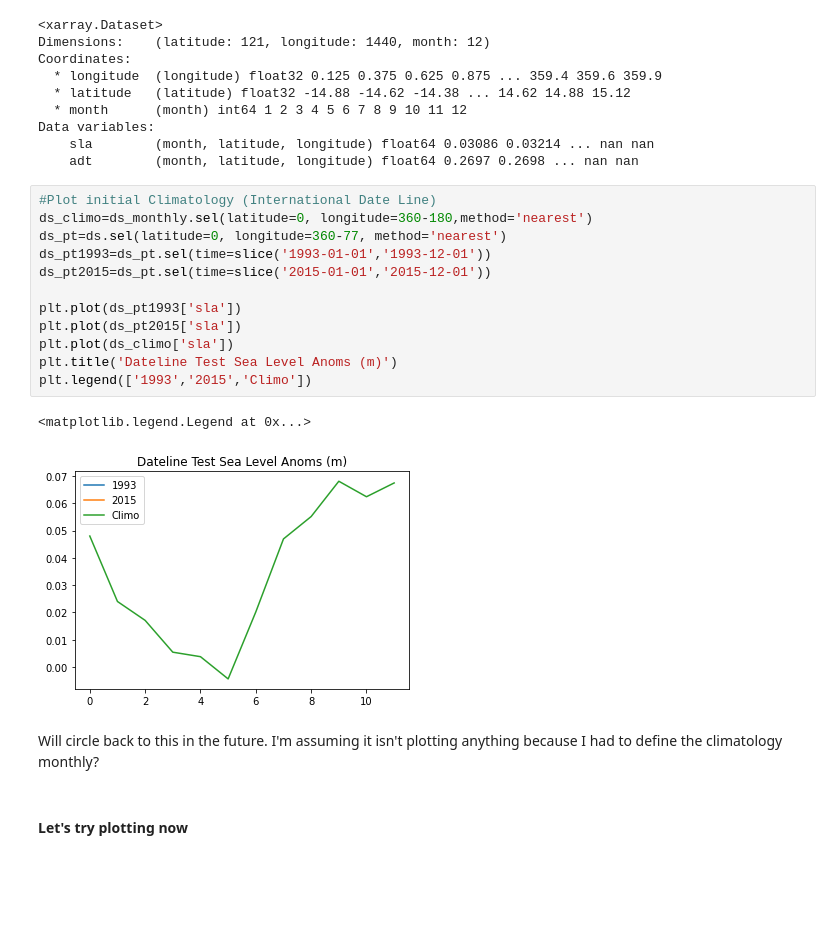
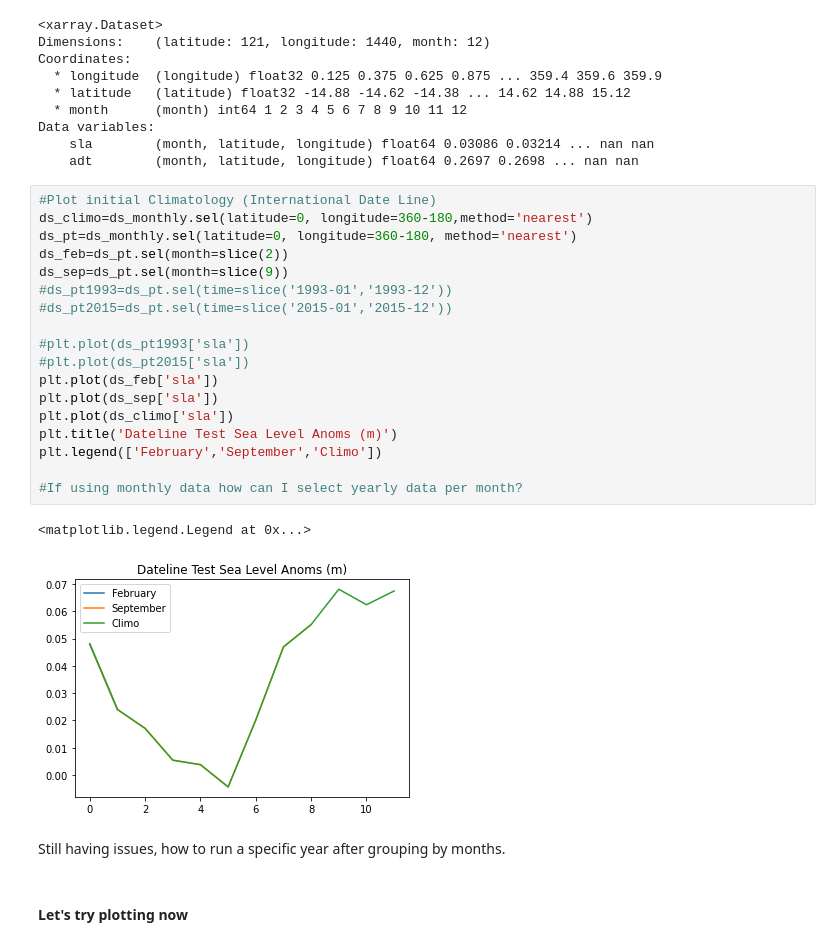
Before and after one commit to GeoRath/Climate-680, a Jupyter notebook: Assignment2.ipynb, the cells around one changed output. Cells and saved outputs as stored; diff of their text form; blank space fills up the shorter version.

```diff
--- a/Assignment2.ipynb
+++ b/Assignment2.ipynb
@@ -67,20 +67,26 @@ Data variables:
 # %%
 #Plot initial Climatology (International Date Line)
 ds_climo=ds_monthly.sel(latitude=0, longitude=360-180,method='nearest')
-ds_pt=ds.sel(latitude=0, longitude=360-77, method='nearest')
-ds_pt1993=ds_pt.sel(time=slice('1993-01-01','1993-12-01'))
-ds_pt2015=ds_pt.sel(time=slice('2015-01-01','2015-12-01'))
+ds_pt=ds_monthly.sel(latitude=0, longitude=360-180, method='nearest')
+ds_feb=ds_pt.sel(month=slice(2))
+ds_sep=ds_pt.sel(month=slice(9))
+#ds_pt1993=ds_pt.sel(time=slice('1993-01','1993-12'))
+#ds_pt2015=ds_pt.sel(time=slice('2015-01','2015-12'))
 
-plt.plot(ds_pt1993['sla'])
-plt.plot(ds_pt2015['sla'])
+#plt.plot(ds_pt1993['sla'])
+#plt.plot(ds_pt2015['sla'])
+plt.plot(ds_feb['sla'])
+plt.plot(ds_sep['sla'])
 plt.plot(ds_climo['sla'])
 plt.title('Dateline Test Sea Level Anoms (m)')
-plt.legend(['1993','2015','Climo'])
+plt.legend(['February','September','Climo'])
+
+#If using monthly data how can I select yearly data per month?
 # %% [output]
 <matplotlib.legend.Legend at 0x...>
-[figure, old version]
+[figure, new version]
-# %% [markdown]
-Will circle back to this in the future. I'm assuming it isn't plotting anything because I had to define the climatology monthly?
+# %% [markdown]
+Still having issues, how to run a specific year after grouping by months.
 # %% [markdown]
 #### Let's try plotting now
 # %%
```
Also changed, not shown: parts of 3 cells of this notebook.
